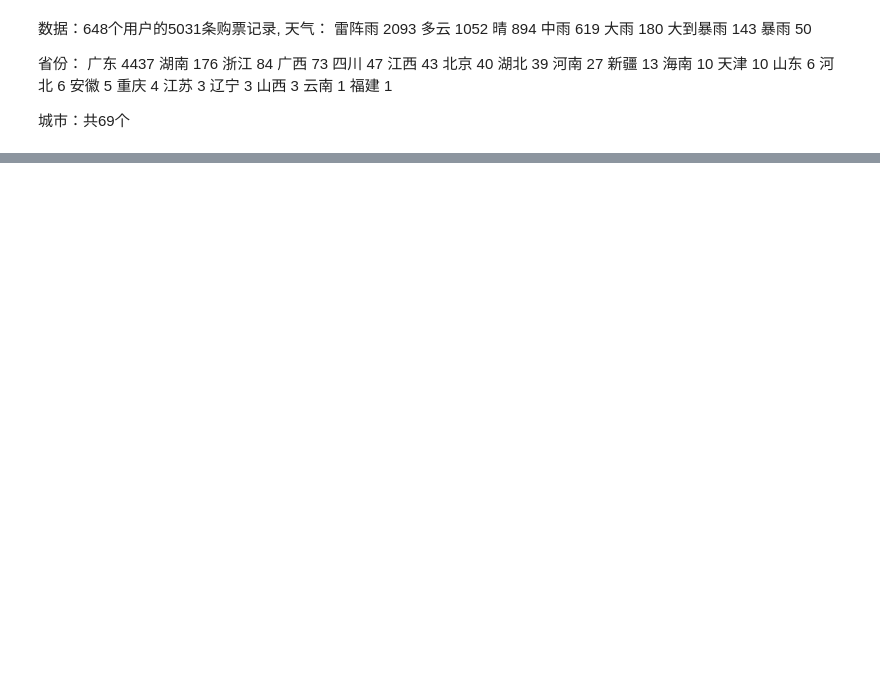
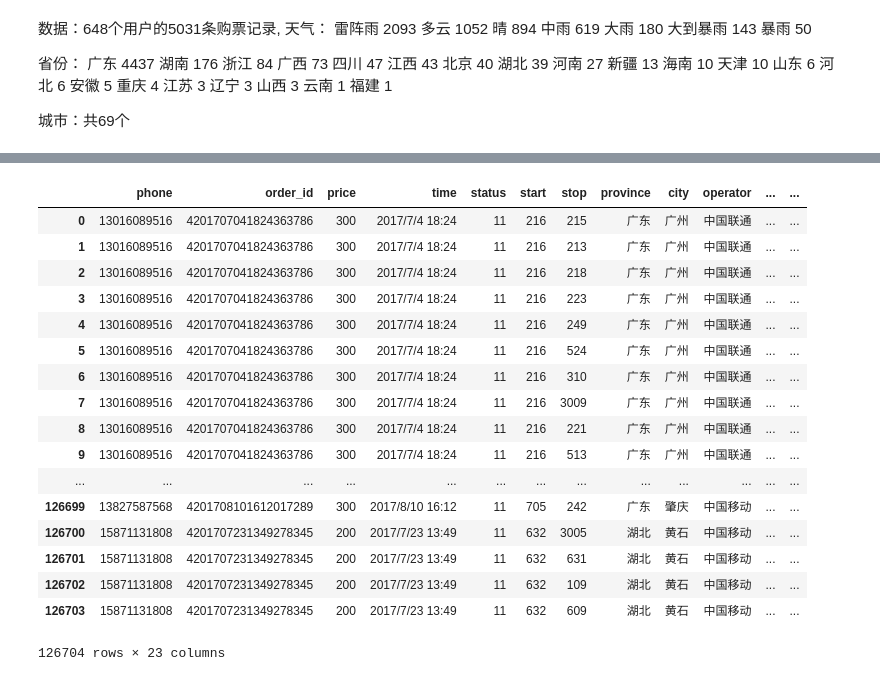
Before and after one commit to Akirara/GraduationDesign, a Jupyter notebook: manuscript.ipynb, the cells around one changed output, grey strips where cells are left out. Drawn from its saved outputs; the diff is of its cells as text; code cells hidden in the pictures; blank space fills up the shorter version.

```diff
--- a/manuscript.ipynb
+++ b/manuscript.ipynb
@@ -123,0 +134,22 @@ trade_record
+# %%
+data = pd.read_csv('./data/feature_expand.csv')
+data
+# %% [output]
+|  | phone | order_id | price | time | status | start | stop | province | city | operator | ... | ... |
+| 0 | 13016089516 | 4201707041824363786 | 300 | 2017/7/4 18:24 | 11 | 216 | 215 | 广东 | 广州 | 中国联通 | ... | ... |
+| 1 | 13016089516 | 4201707041824363786 | 300 | 2017/7/4 18:24 | 11 | 216 | 213 | 广东 | 广州 | 中国联通 | ... | ... |
+| 2 | 13016089516 | 4201707041824363786 | 300 | 2017/7/4 18:24 | 11 | 216 | 218 | 广东 | 广州 | 中国联通 | ... | ... |
+| 3 | 13016089516 | 4201707041824363786 | 300 | 2017/7/4 18:24 | 11 | 216 | 223 | 广东 | 广州 | 中国联通 | ... | ... |
+| 4 | 13016089516 | 4201707041824363786 | 300 | 2017/7/4 18:24 | 11 | 216 | 249 | 广东 | 广州 | 中国联通 | ... | ... |
+| 5 | 13016089516 | 4201707041824363786 | 300 | 2017/7/4 18:24 | 11 | 216 | 524 | 广东 | 广州 | 中国联通 | ... | ... |
+| 6 | 13016089516 | 4201707041824363786 | 300 | 2017/7/4 18:24 | 11 | 216 | 310 | 广东 | 广州 | 中国联通 | ... | ... |
+| 7 | 13016089516 | 4201707041824363786 | 300 | 2017/7/4 18:24 | 11 | 216 | 3009 | 广东 | 广州 | 中国联通 | ... | ... |
+| 8 | 13016089516 | 4201707041824363786 | 300 | 2017/7/4 18:24 | 11 | 216 | 221 | 广东 | 广州 | 中国联通 | ... | ... |
+| 9 | 13016089516 | 4201707041824363786 | 300 | 2017/7/4 18:24 | 11 | 216 | 513 | 广东 | 广州 | 中国联通 | ... | ... |
+| ... | ... | ... | ... | ... | ... | ... | ... | ... | ... | ... | ... | ... |
+| 126699 | 13827587568 | 4201708101612017289 | 300 | 2017/8/10 16:12 | 11 | 705 | 242 | 广东 | 肇庆 | 中国移动 | ... | ... |
+| 126700 | 15871131808 | 4201707231349278345 | 200 | 2017/7/23 13:49 | 11 | 632 | 3005 | 湖北 | 黄石 | 中国移动 | ... | ... |
+| 126701 | 15871131808 | 4201707231349278345 | 200 | 2017/7/23 13:49 | 11 | 632 | 631 | 湖北 | 黄石 | 中国移动 | ... | ... |
+| 126702 | 15871131808 | 4201707231349278345 | 200 | 2017/7/23 13:49 | 11 | 632 | 109 | 湖北 | 黄石 | 中国移动 | ... | ... |
+| 126703 | 15871131808 | 4201707231349278345 | 200 | 2017/7/23 13:49 | 11 | 632 | 609 | 湖北 | 黄石 | 中国移动 | ... | ... |
+126704 rows × 23 columns
```
Also changed, not shown: parts of 6 cells of this notebook, 1 other file.
